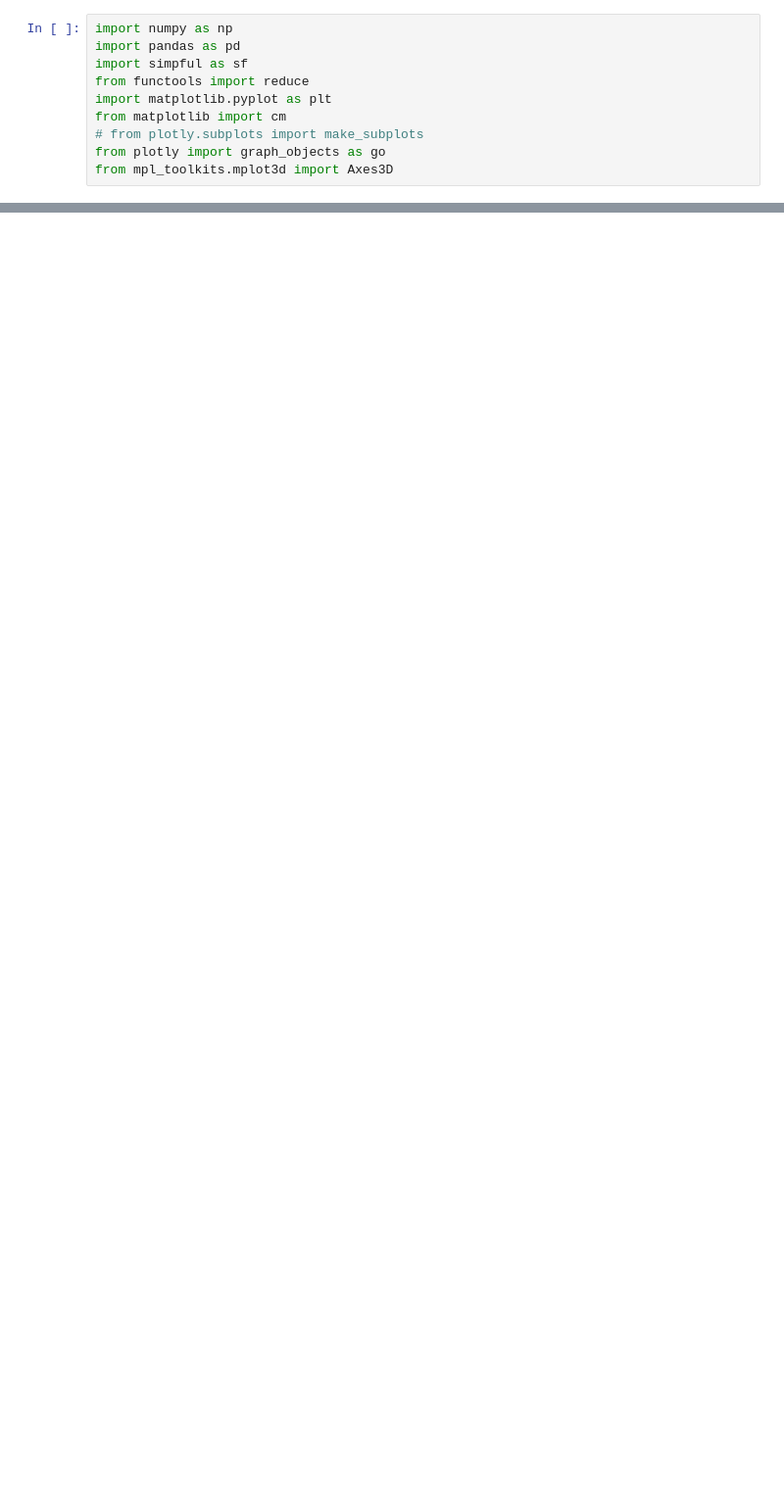
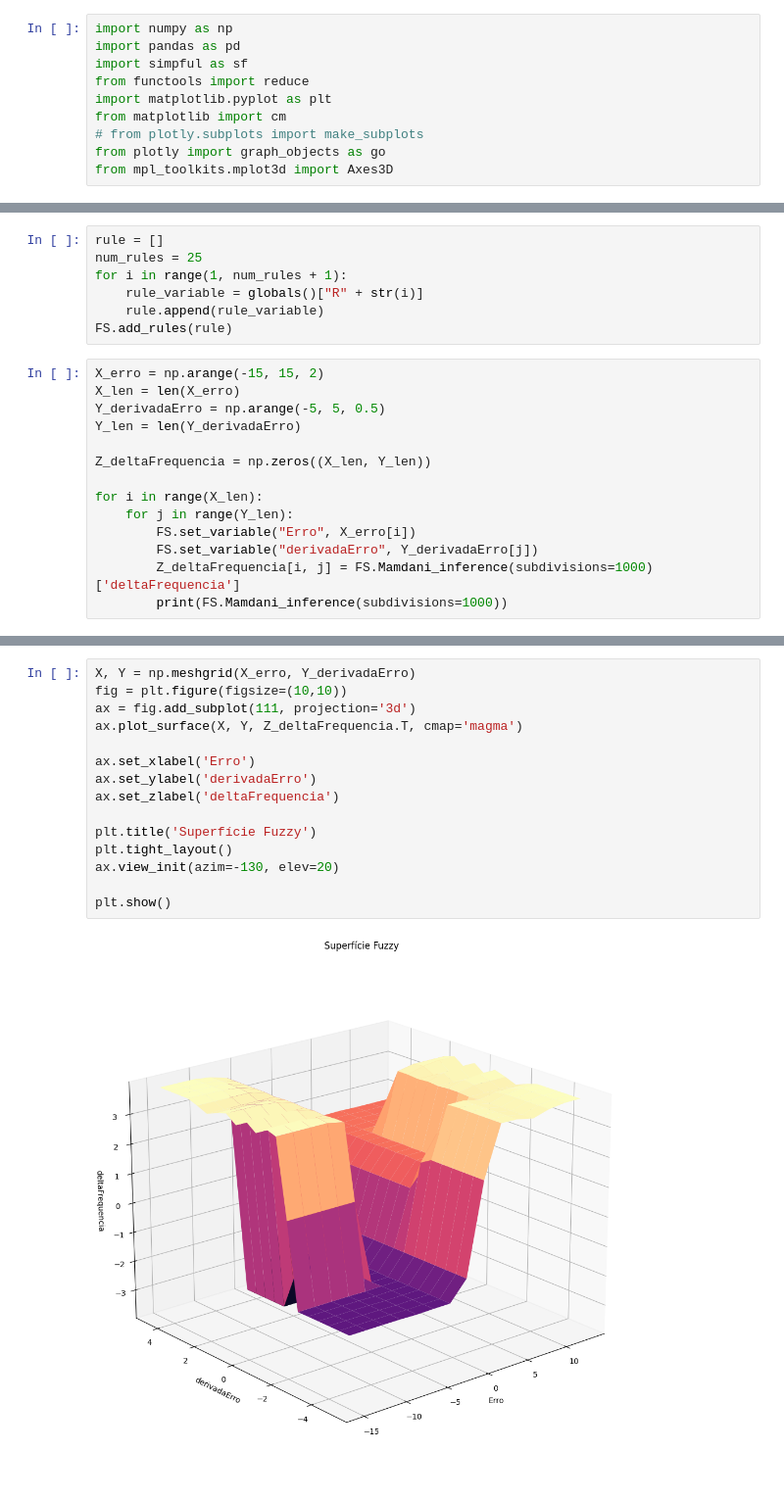
Before and after one commit to Miguel-mmf/smart-automation, a Jupyter notebook: ava02/pt2/Fuzzy.ipynb, the cells around one changed output, grey strips where cells are left out. Shown: that part at 98% size. Drawn from its saved outputs; the diff is of its cells as text; blank space fills up the shorter version.

```diff
--- a/ava02/pt2/Fuzzy.ipynb
+++ b/ava02/pt2/Fuzzy.ipynb
@@ -39,0 +116,21 @@ FS.add_linguistic_variable("derivadaFrequencia", LV=derivadaFrequencia)
+# %%
+rule = []
+num_rules = 25
+for i in range(1, num_rules + 1):
+    rule_variable = globals()["R" + str(i)]
+    rule.append(rule_variable)
+FS.add_rules(rule)
+# %%
+X_erro = np.arange(-15, 15, 2)
+X_len = len(X_erro)
+Y_derivadaErro = np.arange(-5, 5, 0.5)
+Y_len = len(Y_derivadaErro)
+
+Z_deltaFrequencia = np.zeros((X_len, Y_len))
+
+for i in range(X_len):
+    for j in range(Y_len):
+        FS.set_variable("Erro", X_erro[i])
+        FS.set_variable("derivadaErro", Y_derivadaErro[j])
+        Z_deltaFrequencia[i, j] = FS.Mamdani_inference(subdivisions=1000)['deltaFrequencia']
+        print(FS.Mamdani_inference(subdivisions=1000))
@@ -39,0 +155,17 @@ FS.add_linguistic_variable("derivadaFrequencia", LV=derivadaFrequencia)
+# %%
+X, Y = np.meshgrid(X_erro, Y_derivadaErro)
+fig = plt.figure(figsize=(10,10))
+ax = fig.add_subplot(111, projection='3d')
+ax.plot_surface(X, Y, Z_deltaFrequencia.T, cmap='magma')
+
+ax.set_xlabel('Erro')
+ax.set_ylabel('derivadaErro')
+ax.set_zlabel('deltaFrequencia')
+
+plt.title('Superfície Fuzzy')
+plt.tight_layout()
+ax.view_init(azim=-130, elev=20)
+
+plt.show()
+# %% [output]
+[figure, added]
```
Also changed, not shown: parts of 12 cells of this notebook.
